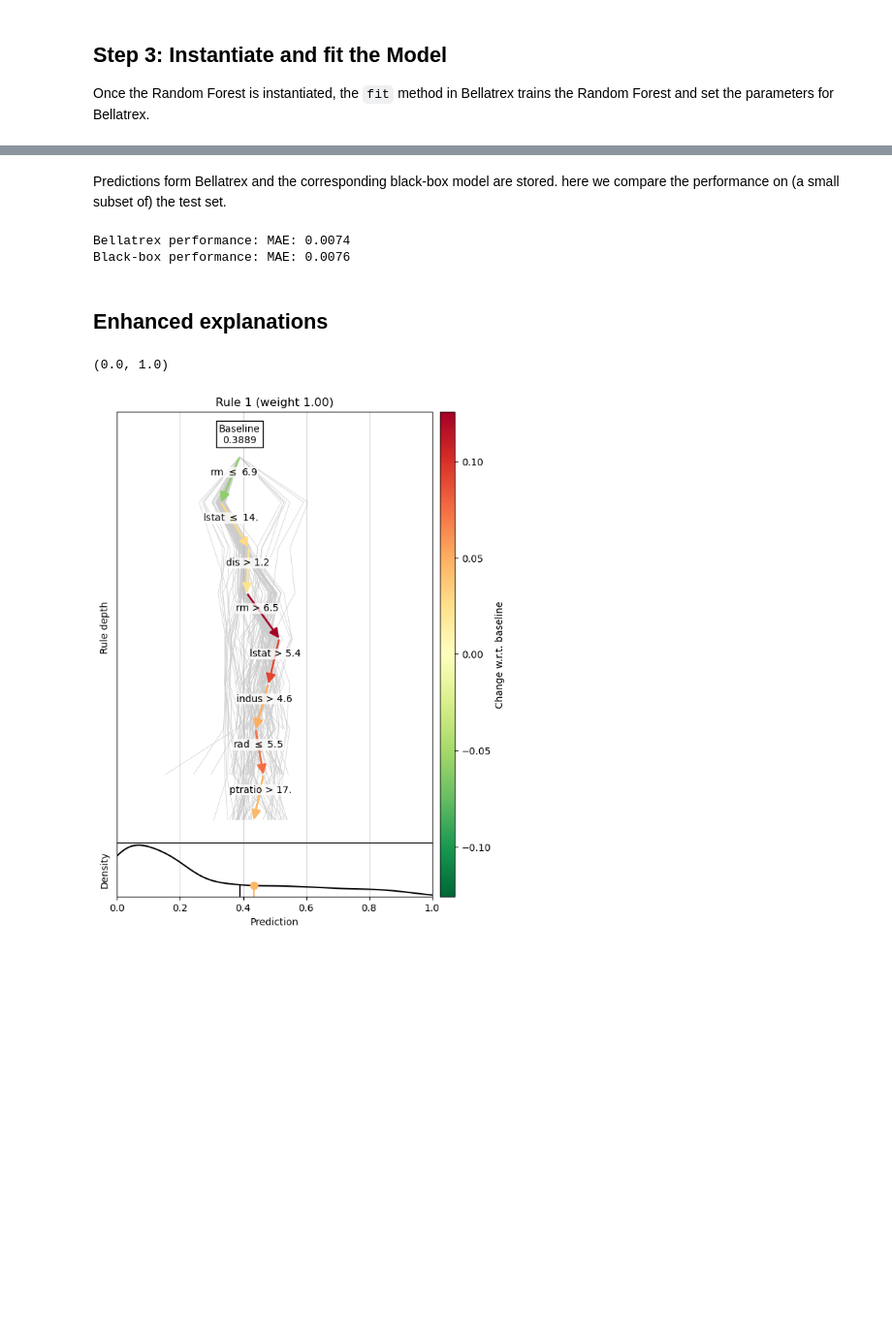
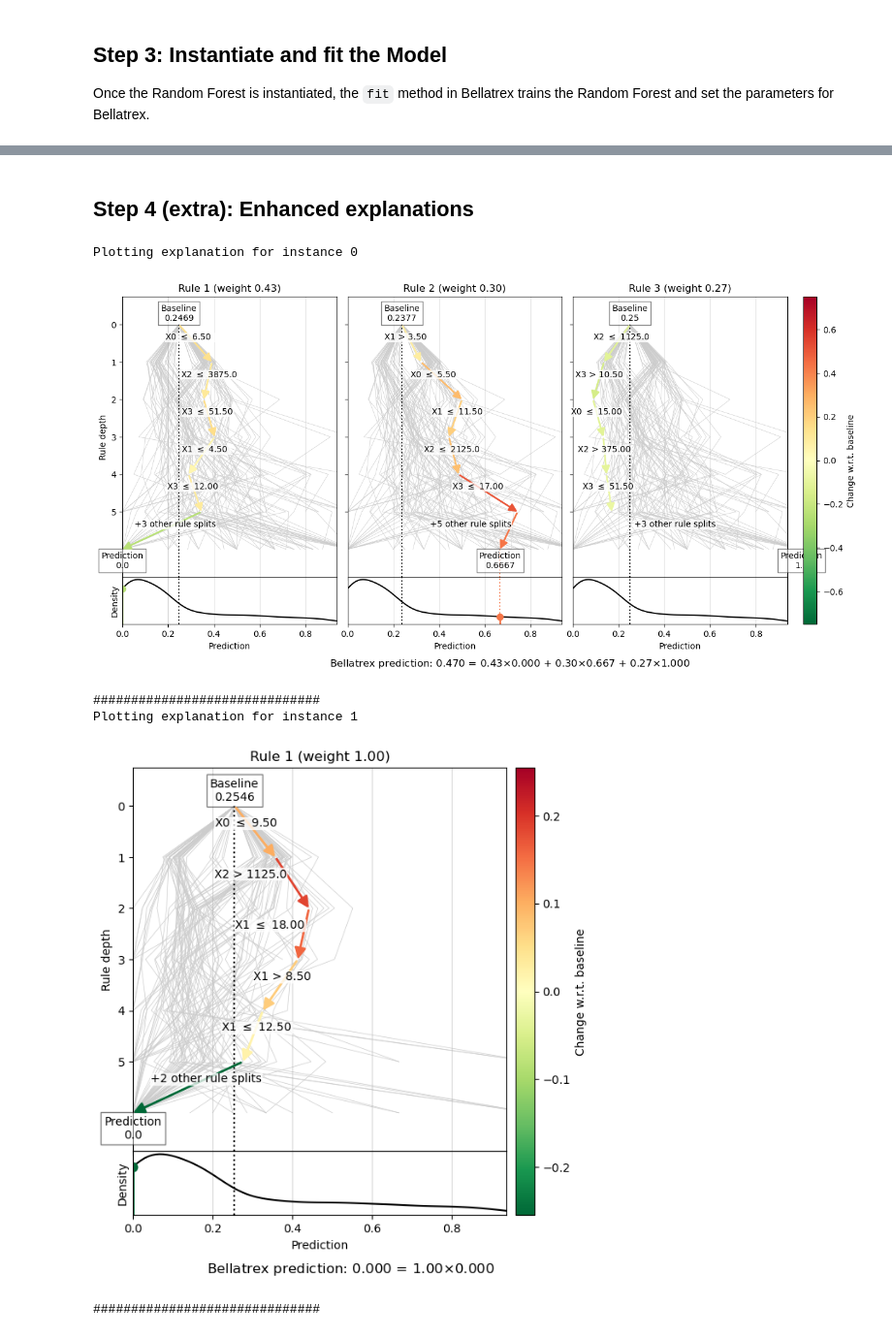
Before and after one commit to Klest94/Bellatrex, a Jupyter notebook: tutorial.ipynb, the cells around one changed output, grey strips where cells are left out. Shown at 97% size. Saved outputs shown, nothing was run; the diff lists cells and outputs as text; code cells hidden in the pictures; blank space fills up the shorter version.

Commit message:
re-organizing example datasets
minor changes on README, and updated requirements ( scikit-survival .= 0.21)

```diff
--- a/tutorial.ipynb
+++ b/tutorial.ipynb
@@ -117,7 +109,7 @@ Bellatrex_fitted = Bellatrex(clf, SETUP,
                             dissim_method="rules",
                             feature_represent="weighted",
                             n_jobs=1,
-                            verbose=1,
+                            verbose=VERBOSE,
                             colormap= 'RdYlBu_r',
                             plot_GUI=PLOT_GUI).fit(X_train, y_train)
 # %% [output]
@@ -138,18 +140,18 @@ Loop through the test set, make predictions using the Bellatrex local method, an
 # %%
 from code_scripts.utilities import score_method
 # store, for every sample in the test set, the predictions from BELLATREX and the original R(S)F for comparison
-N = min(X_test.shape[0], MAX_TEST_SIZE)
+N = min(X_test.shape[0], MAX_SAMPLES_EXPLAIN)
 
 # store final Bellatrex predictions here.
-# y_pred will be a (n_samples, n_outputs_) ndarray, or (n_samples,) for single output
+# y_pred will be a (n_samples, n_outputs_)-array for multi-output predictions , or (n_samples,)-array for single output predictions
 y_pred = np.empty((0, 0))
-# we harmonise everything with the predict_helper and concatenate_helper functions
+# We harmonise the output shapes with scikit-learn's Random Forest outputs by means of the predict_helper function
 from code_scripts.utilities import predict_helper, concatenate_helper
 y_ens_pred = predict_helper(clf, X_test)
 
-j = 0 # fold index. No cross-validation in this example file. Setting j = 0
+j = 0 # Setting fold index = 0. No cross-validation needed in this tutorial.
 
-for i in range(N): #for every sample in the test set: call the .explain method.
+for i in range(N): # for every sample in the test set: call the .explain method.
     # The hyperparameters were given in the .fit. and are actively used and tuned for every instance
     '''
     the .explain outputs:
@@ -159,11 +161,12 @@ for i in range(N): #for every sample in the test set: call the .explain method.
     '''
     FILE_OUT = None
     # uncomment the next 3 lines to store the explanations as .txt files :
-    FILENAME_OUT = "Rules_"+str(SETUP)+"_f"+str(j)+'_id'+str(i)+'.txt'
+    FILENAME_OUT = "Rules_"+data_name+"_f"+str(j)+'_id'+str(i)+'.txt'
     FILE_OUT = os.path.join(root_folder, 'example-explanations', FILENAME_OUT)
+    print('Extracted rules stored in', FILE_OUT)
 
-    y_local_pred, sample_info = Bellatrex_fitted.explain(X_test, i, out_file=FILE_OUT) # tuning is also done within the .explain method
+    y_local_pred, sample_info = Bellatrex_fitted.explain(X_test, i, out_file=FILE_OUT) # tuning is performed within the .explain method
 
-    # append all test sample predictions in y_pred
+    # We concatenate BELLATREX outputs by means of the concatenate_helper function
     y_pred = concatenate_helper(y_pred, y_local_pred, axis=0)
 # %% [output]
@@ -188,33 +179,29 @@ Black box prediction: 0.001
-# %% [markdown]
-Predictions form Bellatrex and the corresponding black-box model are stored. here we compare the performance on (a small subset of) the test set.
-# %%
-#quick testing with few samples (less than 100)
-y_test = y_test[:N]
-y_ens_pred = y_ens_pred[:N]
-
-for key, value in score_method(y_test, y_pred, SETUP).items():
-    print(f'Bellatrex performance: {key}: {value:.4f}')
-
-for key, value in score_method(y_test, y_ens_pred, SETUP).items():
-    print(f'Black-box performance: {key}: {value:.4f}')
-# %% [output]
-Bellatrex performance: MAE: 0.0074
-Black-box performance: MAE: 0.0076
 # %% [markdown]
-## Enhanced explanations
+## Step 4 (extra): Enhanced explanations
 # %%
 from visualisation import read_rules, plot_rules
+import matplotlib.pyplot as plt
 
-rules, preds, baselines, weights, other_preds = read_rules(
-    file       = "example-explanations/Rules_boston_housing_f0_id0.txt",
-    file_extra = "example-explanations/Rules_boston_housing_f0_id0-extra.txt"
-)
-preds_distr = np.load("example-data/bin_tutorial_y_train_preds.npy")
-axs = plot_rules(rules, preds, baselines, weights,
-            max_rulelen=None, other_preds=other_preds, preds_distr=preds_distr,
-)
-axs[0].set_xlim([0,1])
-# plt.savefig("visualisation.pdf")
+for i in range(N):
+
+    print("Plotting explanation for instance", i, flush=True)
+
+    rules, preds, baselines, weights, other_preds = read_rules(
+        file       = f"example-explanations/Rules_{data_name}_f0_id{i}.txt",
+        file_extra = f"example-explanations/Rules_{data_name}_f0_id{i}-extra.txt"
+    )
+    preds_distr = np.load(f"example-data/{data_name}_y_train_preds.npy")
+    axs = plot_rules(rules, preds, baselines, weights,
+                max_rulelen=6, other_preds=other_preds, preds_distr=preds_distr,
+    )
+    # axs[0,0].set_xlim([0, 1]) # manually set x-axis for density plot
+    plt.show()
+    print('#'*30)
+    # plt.savefig("visualisation.pdf")
 # %% [output]
-(0.0, 1.0)
+Plotting explanation for instance 0
-[figure, old version]
+[figure, new version]
+##############################
+Plotting explanation for instance 1
+[figure, added]
+##############################
```
Also changed, not shown: parts of 8 cells of this notebook, 26 other files.
